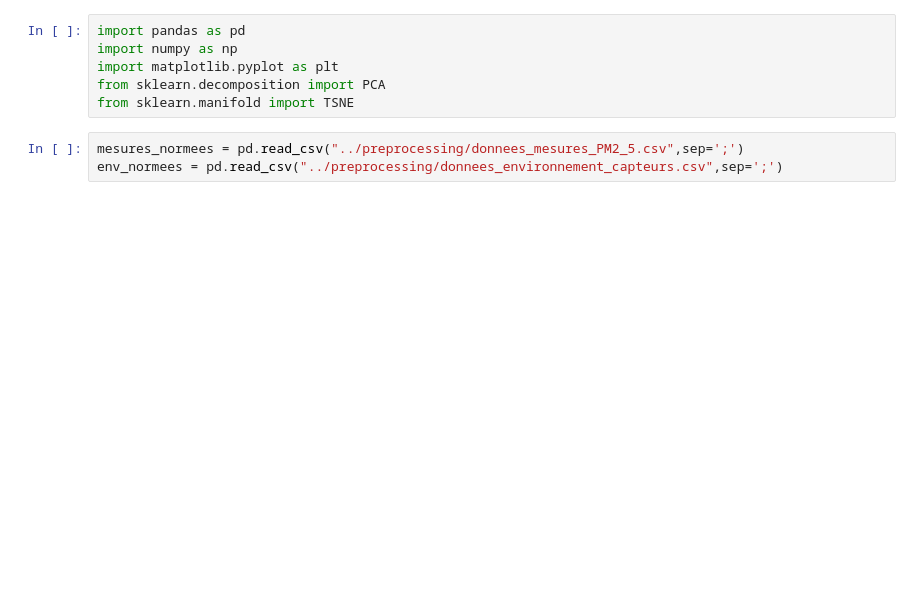
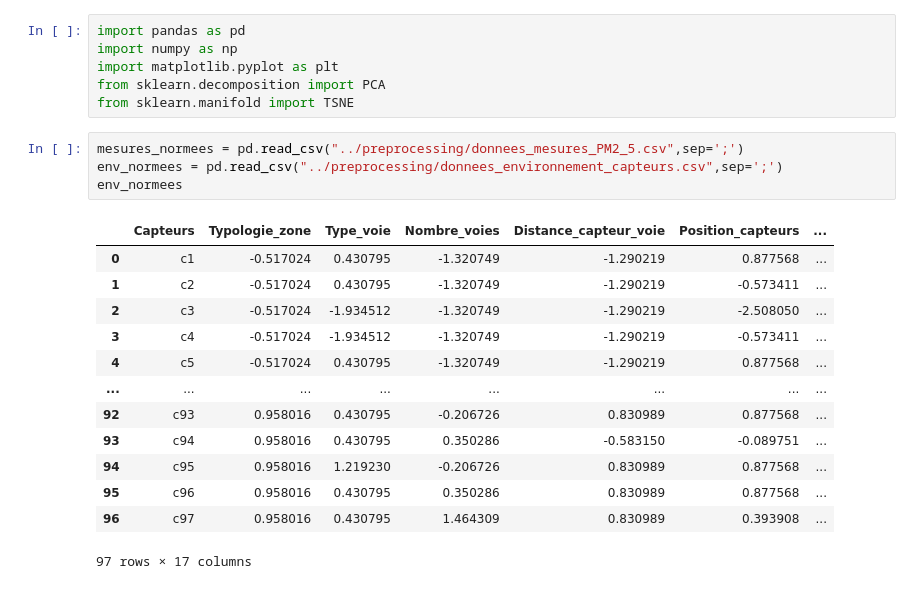
Before and after one commit to TLeandre/Categorisation-de-capteurs-de-pollution, a Jupyter notebook: scripts/Louison.ipynb, the cells around one changed output. Saved outputs shown, nothing was run; the diff lists cells and outputs as text; blank space fills up the shorter version.

```diff
--- a/scripts/Louison.ipynb
+++ b/scripts/Louison.ipynb
@@ -7,4 +7,19 @@ from sklearn.manifold import TSNE
 # %%
 mesures_normees = pd.read_csv("../preprocessing/donnees_mesures_PM2_5.csv",sep=';')
 env_normees = pd.read_csv("../preprocessing/donnees_environnement_capteurs.csv",sep=';')
+env_normees
+# %% [output]
+|  | Capteurs | Typologie_zone | Type_voie | Nombre_voies | Distance_capteur_voie | Position_capteurs | ... |
+| 0 | c1 | -0.517024 | 0.430795 | -1.320749 | -1.290219 | 0.877568 | ... |
+| 1 | c2 | -0.517024 | 0.430795 | -1.320749 | -1.290219 | -0.573411 | ... |
+| 2 | c3 | -0.517024 | -1.934512 | -1.320749 | -1.290219 | -2.508050 | ... |
+| 3 | c4 | -0.517024 | -1.934512 | -1.320749 | -1.290219 | -0.573411 | ... |
+| 4 | c5 | -0.517024 | 0.430795 | -1.320749 | -1.290219 | 0.877568 | ... |
+| ... | ... | ... | ... | ... | ... | ... | ... |
+| 92 | c93 | 0.958016 | 0.430795 | -0.206726 | 0.830989 | 0.877568 | ... |
+| 93 | c94 | 0.958016 | 0.430795 | 0.350286 | -0.583150 | -0.089751 | ... |
+| 94 | c95 | 0.958016 | 1.219230 | -0.206726 | 0.830989 | 0.877568 | ... |
+| 95 | c96 | 0.958016 | 0.430795 | 0.350286 | 0.830989 | 0.877568 | ... |
+| 96 | c97 | 0.958016 | 0.430795 | 1.464309 | 0.830989 | 0.393908 | ... |
+97 rows × 17 columns
 # %%
```
Also changed, not shown: parts of 7 cells of this notebook.
